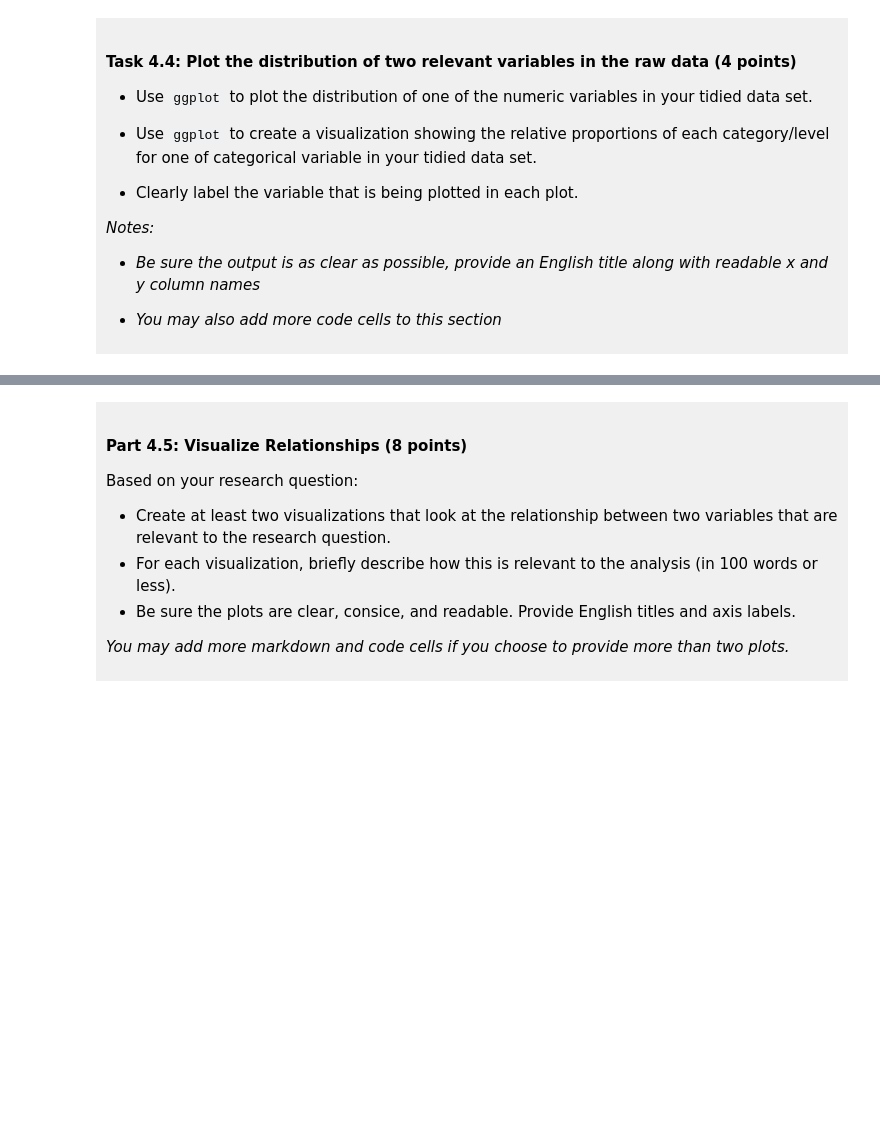
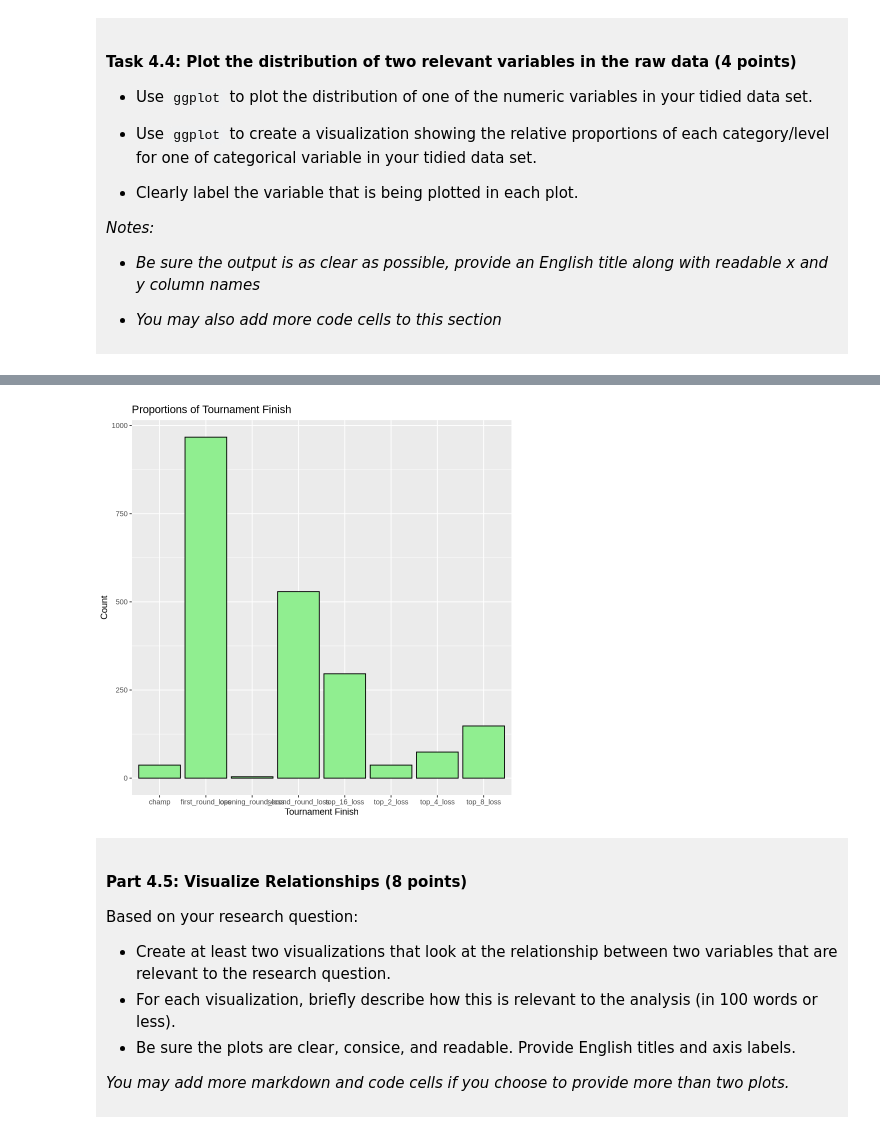
Before and after one commit to wangsile124-dev/dsci-100-project-chloe-, a Jupyter notebook: dsci-100-project-notebook.ipynb, the cells around one changed output, grey strips where cells are left out. Saved outputs shown, nothing was run; the diff lists cells and outputs as text; code cells hidden in the pictures; blank space fills up the shorter version.

```diff
--- a/dsci-100-project-notebook.ipynb
+++ b/dsci-100-project-notebook.ipynb
@@ -261,5 +344,11 @@ You will refine your research question (if needed) and produce a tidy data set.
 # %%
-### EDIT THIS CODE CELL FOR PLOT 2 ###
+plot2 <- tidied_womens_data |>
+  ggplot(aes(x = tourney_finish)) +
+  geom_bar(fill = "lightgreen", color = "black") +
+  labs(title = "Proportions of Tournament Finish", x = "Tournament Finish",  y = "Count")
+plot2
+# %% [output]
+[figure, added]
 # %% [markdown]
 <div style="background-color: #f0f0f0; padding: 10px;">
 
```
Also changed, not shown: parts of 13 cells of this notebook.
